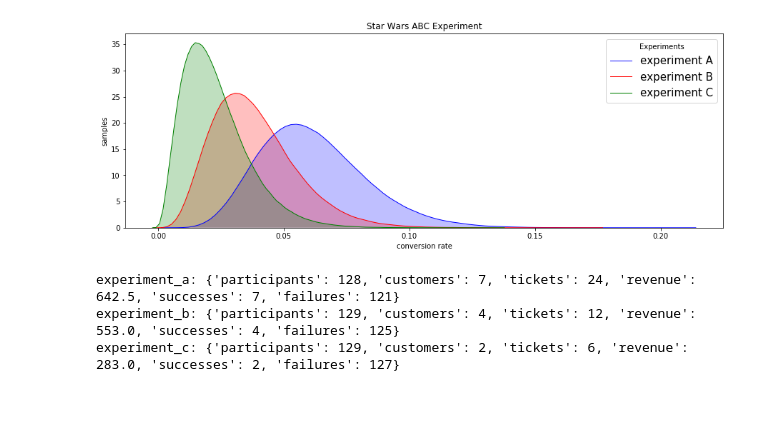
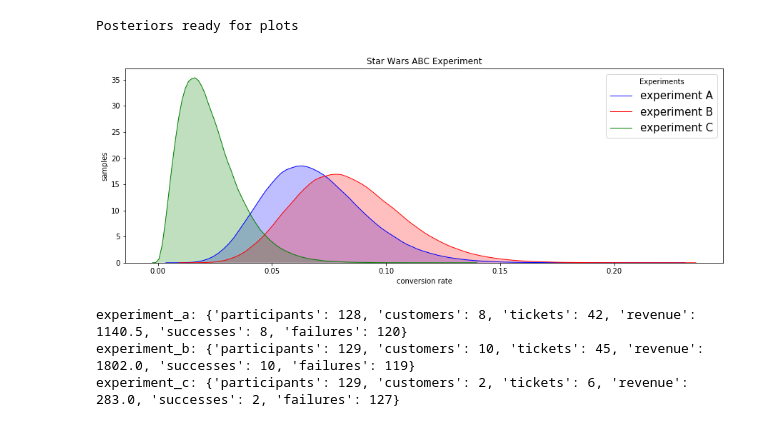
Before and after one commit to brandontkessler/scripts_analysis_ps, a Jupyter notebook: ab_experiments/StarWarsAB.ipynb, the cells around one changed output. Saved outputs shown, nothing was run; the diff lists cells and outputs as text; code cells hidden in the pictures.

```diff
--- a/ab_experiments/StarWarsAB.ipynb
+++ b/ab_experiments/StarWarsAB.ipynb
@@ -2,6 +2,6 @@
 from ab_experiments import StarWars
 from data_transformations_ps import Tickets
 # %%
-t = Tickets(fys=[2020]).drop_na_rows().convert_dates()
+t = Tickets(fys=[20])
 # %%
 star_wars = StarWars(ticketing_df=t.data, prior_c=1.0)
@@ -10,10 +8,14 @@ posteriors = star_wars.generate_posteriors()
+# %%
+star_wars.generate_posteriors()
+# %% [output]
+Posteriors ready for plots
 # %%
-StarWars.plot_posteriors(posteriors=posteriors, plot_title='Star Wars ABC Experiment')
+star_wars.plot_posteriors(plot_title='Star Wars ABC Experiment')
 # %% [output]
-[figure, old version]
+[figure, new version]
 # %%
 print(star_wars)
 # %% [output]
-experiment_a: {'participants': 128, 'customers': 7, 'tickets': 24, 'revenue': 642.5, 'successes': 7, 'failures': 121}
-experiment_b: {'participants': 129, 'customers': 4, 'tickets': 12, 'revenue': 553.0, 'successes': 4, 'failures': 125}
+experiment_a: {'participants': 128, 'customers': 8, 'tickets': 42, 'revenue': 1140.5, 'successes': 8, 'failures': 120}
+experiment_b: {'participants': 129, 'customers': 10, 'tickets': 45, 'revenue': 1802.0, 'successes': 10, 'failures': 119}
 experiment_c: {'participants': 129, 'customers': 2, 'tickets': 6, 'revenue': 283.0, 'successes': 2, 'failures': 127}
```
Also changed, not shown: parts of 1 cell of this notebook, 22 other files.
